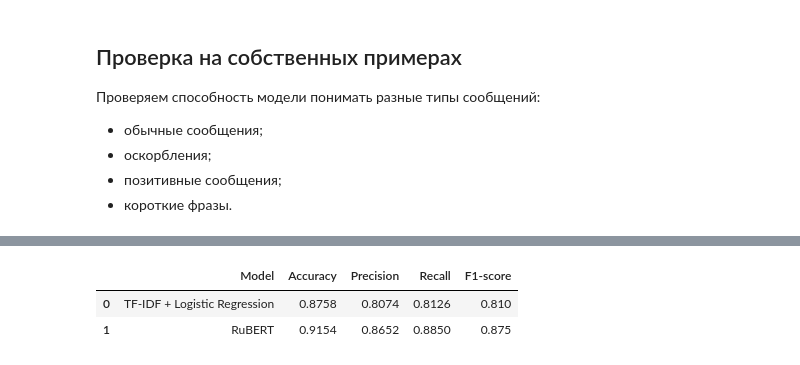
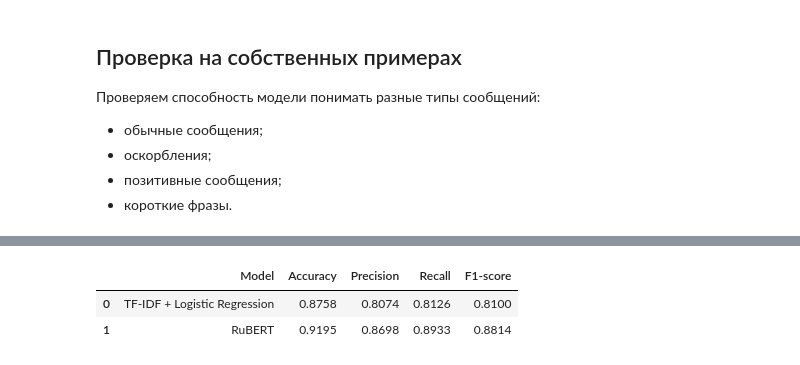
Before and after one commit to freedal1/smart-toxic-classifier, a Jupyter notebook: notebooks/01_experiments.ipynb, the cells around one changed output, grey strips where cells are left out. Drawn from its saved outputs; the diff is of its cells as text; code cells hidden in the pictures.

```diff
--- a/notebooks/01_experiments.ipynb
+++ b/notebooks/01_experiments.ipynb
@@ -940,33 +1160,33 @@ metrics_df
 # %%
 comparison = pd.DataFrame({
     "Model": [
         "TF-IDF + Logistic Regression",
         "RuBERT"
     ],
     "Accuracy": [
         0.8758,
-        0.9154
+        0.9195
     ],
     "Precision": [
         0.8074,
-        0.8652
+        0.8698
     ],
     "Recall": [
         0.8126,
-        0.8850
+        0.8933
     ],
     "F1-score": [
         0.8100,
-        0.8750
+        0.8814
     ]
 })
 
 comparison.to_csv(
-    "../images/model_comparison.csv",
+    "../results/model_comparison.csv",
     index=False
 )
 comparison
 # %% [output]
 |  | Model | Accuracy | Precision | Recall | F1-score |
-| 0 | TF-IDF + Logistic Regression | 0.8758 | 0.8074 | 0.8126 | 0.810 |
-| 1 | RuBERT | 0.9154 | 0.8652 | 0.8850 | 0.875 |
+| 0 | TF-IDF + Logistic Regression | 0.8758 | 0.8074 | 0.8126 | 0.8100 |
+| 1 | RuBERT | 0.9195 | 0.8698 | 0.8933 | 0.8814 |
```
Also changed, not shown: parts of 39 cells of this notebook, 9 other files.
